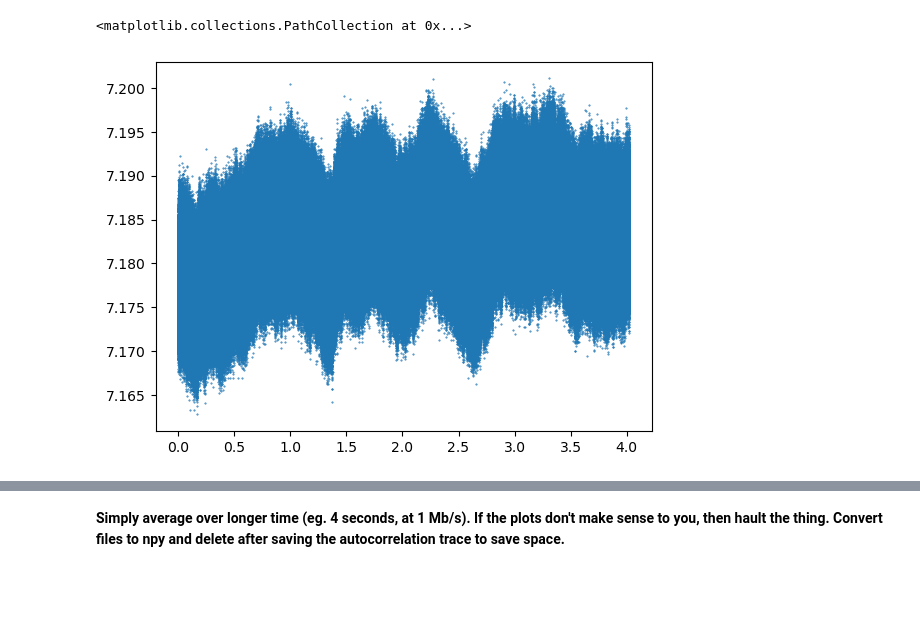
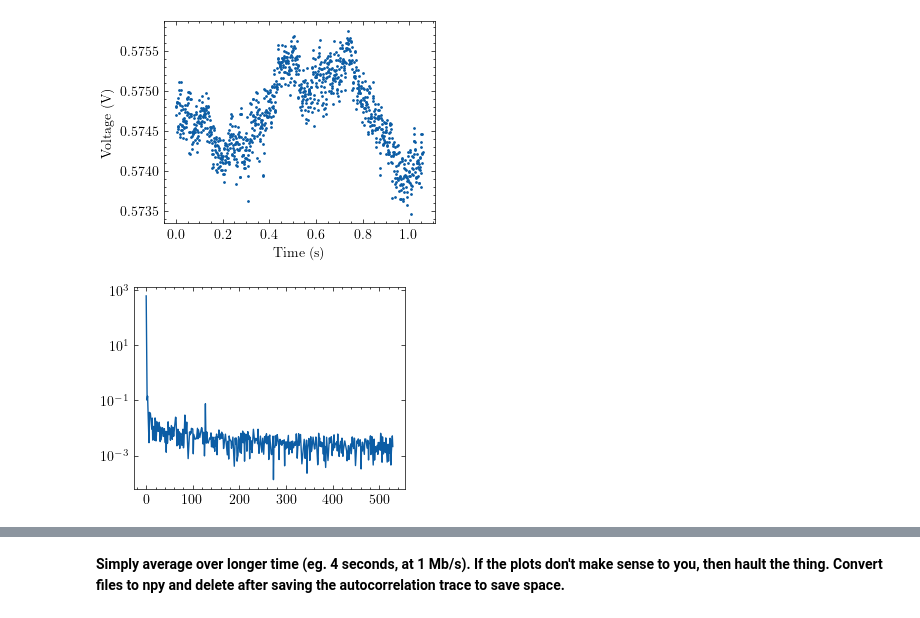
Before and after one commit to David-Cai-CJ/Autocorrelator, a Jupyter notebook: logging/moku_go_data_analysis.ipynb, the cells around one changed output, grey strips where cells are left out. Saved outputs shown, nothing was run; the diff lists cells and outputs as text; code cells hidden in the pictures; blank space fills up the shorter version.

Commit message:
figures for presentation

```diff
--- a/logging/moku_go_data_analysis.ipynb
+++ b/logging/moku_go_data_analysis.ipynb
@@ -6,3 +6,4 @@ from scipy import signal
 import scipy
 
 glob.glob('*')
+plt.style.use(['fast','science'])
@@ -17,7 +10,15 @@ glob.glob('*')
 # %%
-time, volt = np.genfromtxt('MokuDataLoggerData_20230223_150002.csv', comments ='%', delimiter = ',').T
+time, v1, v2 = np.genfromtxt('1_39/22_6355_19700128_073238.csv', comments ='%', delimiter = ',').T
 # %%
-plt.scatter(time, volt, s = .2)
+plt.scatter(time, v2, s = 1)
+plt.xlabel('Time (s)')
+plt.ylabel('Voltage (V)')
+plt.savefig('../figures/moku_zigzag.pdf', format= 'pdf', bbox_inches = 'tight')
 # %% [output]
-<matplotlib.collections.PathCollection at 0x...>
-[figure, old version]
+[figure, new version]
+# %%
+plt.plot(np.abs(np.fft.rfft(v2)))
+plt.yscale('log')
+# plt.xlim(40, 250)
+# %% [output]
+[figure, added]
```
Also changed, not shown: parts of 8 cells of this notebook, 25 other files.
